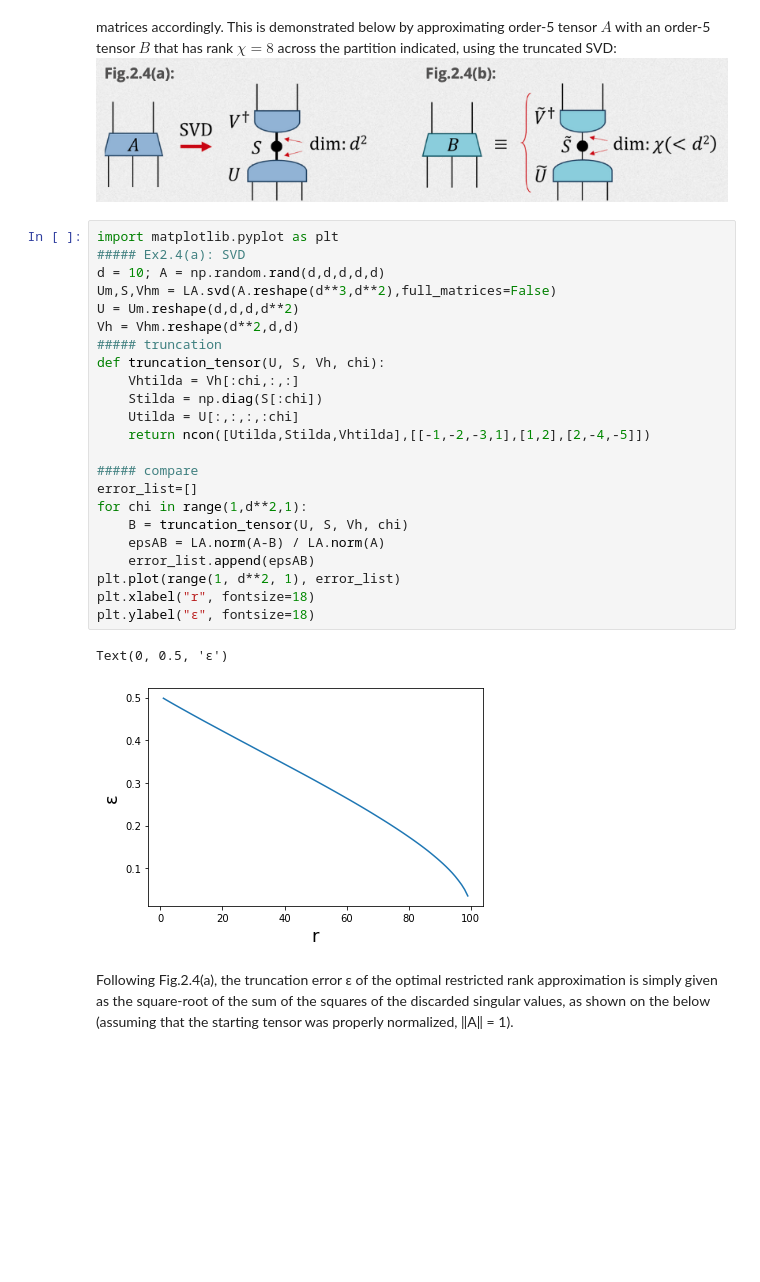
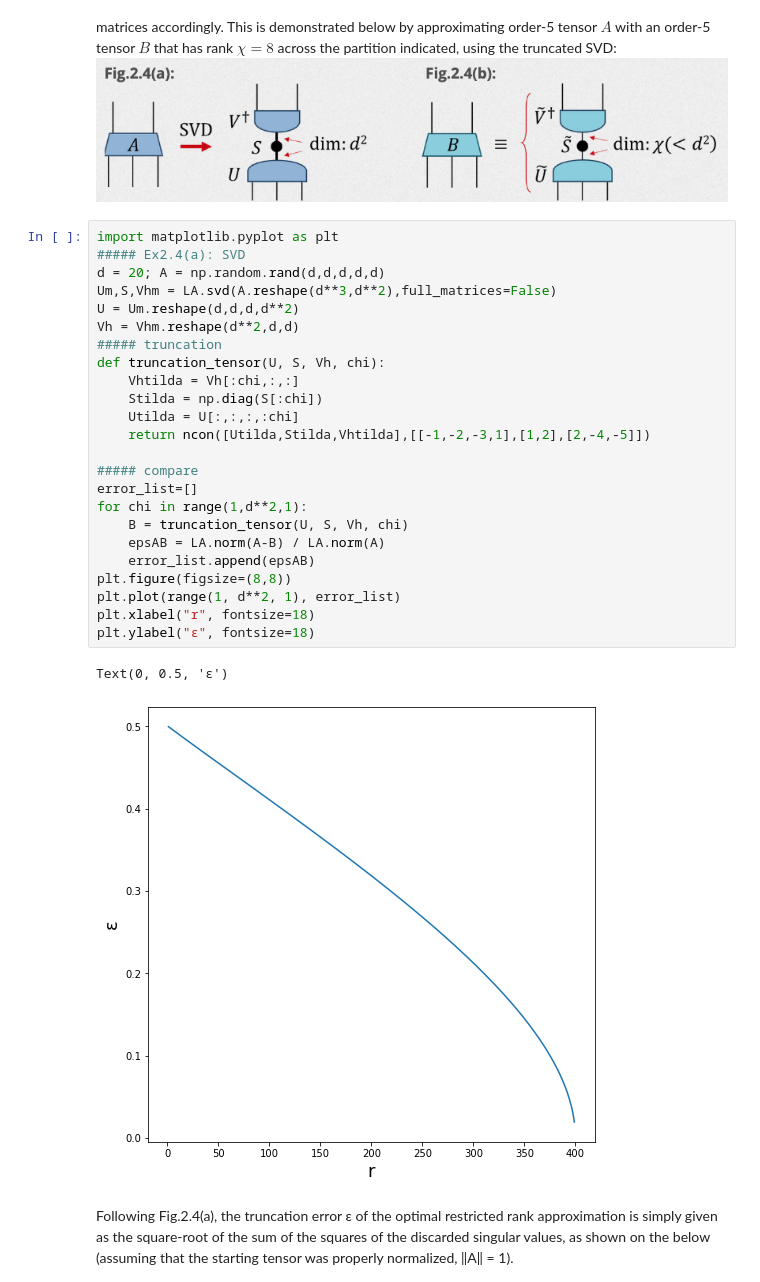
Before and after one commit to dartsushi/Study_mps_evenbly, a Jupyter notebook: Tutorial_2_Tensor Decompositions.ipynb, the cells around one changed output. Cells and saved outputs as stored; diff of their text form; blank space fills up the shorter version.

```diff
--- a/Tutorial_2_Tensor Decompositions.ipynb
+++ b/Tutorial_2_Tensor Decompositions.ipynb
@@ -243,29 +246,30 @@ A useful application of the singular value decomposition is that it allows one t
 # %%
 import matplotlib.pyplot as plt
 ##### Ex2.4(a): SVD
-d = 10; A = np.random.rand(d,d,d,d,d)
+d = 20; A = np.random.rand(d,d,d,d,d)
 Um,S,Vhm = LA.svd(A.reshape(d**3,d**2),full_matrices=False)
 U = Um.reshape(d,d,d,d**2)
 Vh = Vhm.reshape(d**2,d,d)
 ##### truncation
 def truncation_tensor(U, S, Vh, chi):
     Vhtilda = Vh[:chi,:,:]
     Stilda = np.diag(S[:chi])
     Utilda = U[:,:,:,:chi]
     return ncon([Utilda,Stilda,Vhtilda],[[-1,-2,-3,1],[1,2],[2,-4,-5]])
 
 ##### compare
 error_list=[]
 for chi in range(1,d**2,1):
     B = truncation_tensor(U, S, Vh, chi)
     epsAB = LA.norm(A-B) / LA.norm(A)
     error_list.append(epsAB)
+plt.figure(figsize=(8,8))
 plt.plot(range(1, d**2, 1), error_list)
 plt.xlabel("r", fontsize=18)
 plt.ylabel("ε", fontsize=18)
 # %% [output]
 Text(0, 0.5, 'ε')
-[figure, old version]
+[figure, new version]
 # %% [markdown]
 
 Following Fig.2.4(a), the truncation error ε of the optimal restricted rank approximation is simply given as the square-root of the sum of the squares of the discarded singular values, as shown on the below (assuming that the starting tensor was properly normalized, ‖A‖ = 1).
```
Also changed, not shown: parts of 9 cells of this notebook.
